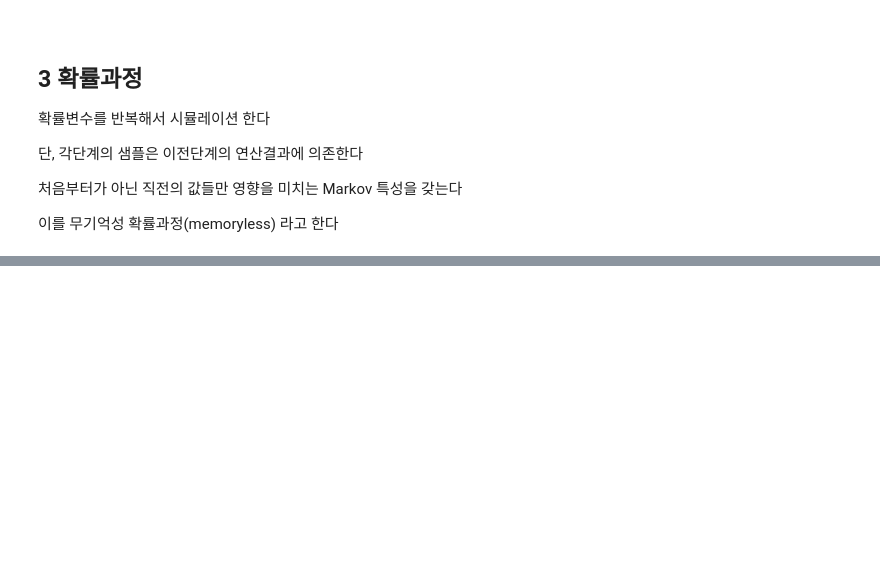
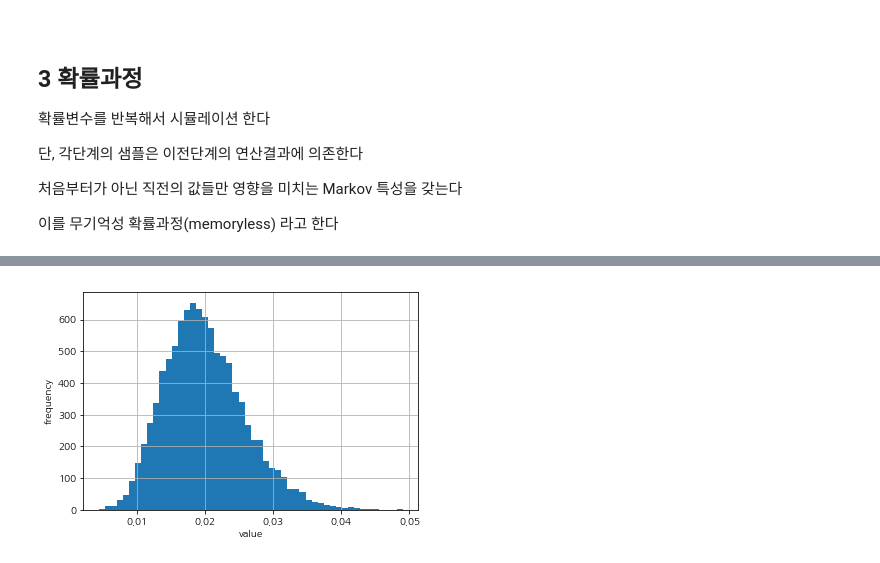
Before and after one commit to YongBeomKim/Finance, a Jupyter notebook: 07.Stochastic.ipynb, the cells around one changed output, grey strips where cells are left out. Saved outputs shown, nothing was run; the diff lists cells and outputs as text; code cells hidden in the pictures; blank space fills up the shorter version.

```diff
--- a/07.Stochastic.ipynb
+++ b/07.Stochastic.ipynb
@@ -199,0 +254,32 @@ Geometric Brownian Motion
+# %%
+# 단기 이자율 모형의 시뮬레이션을 위한 파라미터 설정
+x0 = 0.05
+kappa = 3.0
+theta = 0.02
+sigma = 0.1
+# parameter 정의
+I = 10000
+M = 50
+dt = T / M
+# %%
+def srd_euler():
+    xh = np.zeros((M + 1, I))
+    x1 = np.zeros_like(xh)
+    xh[0] = x0
+    x1[0] = x0
+    for t in range(1, M + 1):
+        xh[t] = (xh[t - 1]
+              + kappa * (theta - np.maximum(xh[t - 1], 0)) * dt
+              + sigma * np.sqrt(np.maximum(xh[t - 1], 0)) * np.sqrt(dt)
+              * np.random.standard_normal(I))
+    x1 = np.maximum(xh, 0)
+    return x1
+x1 = srd_euler()
+# %%
+# Simulated square-root diffusion at maturity (Euler scheme)
+# 히스토그램 시각화
+plt.hist(x1[-1], bins=50)
+plt.xlabel('value'); plt.ylabel('frequency')
+plt.grid(True)
+# %% [output]
+[figure, added]
```
Also changed, not shown: parts of 109 cells of this notebook.
